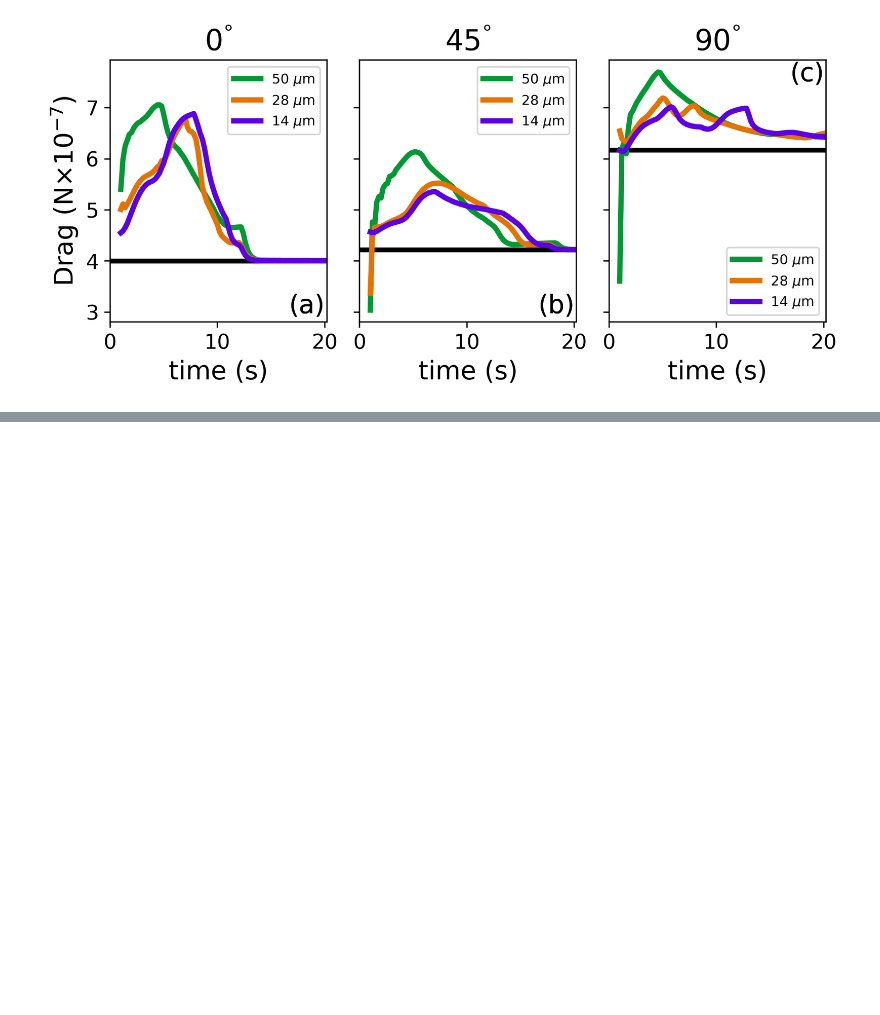
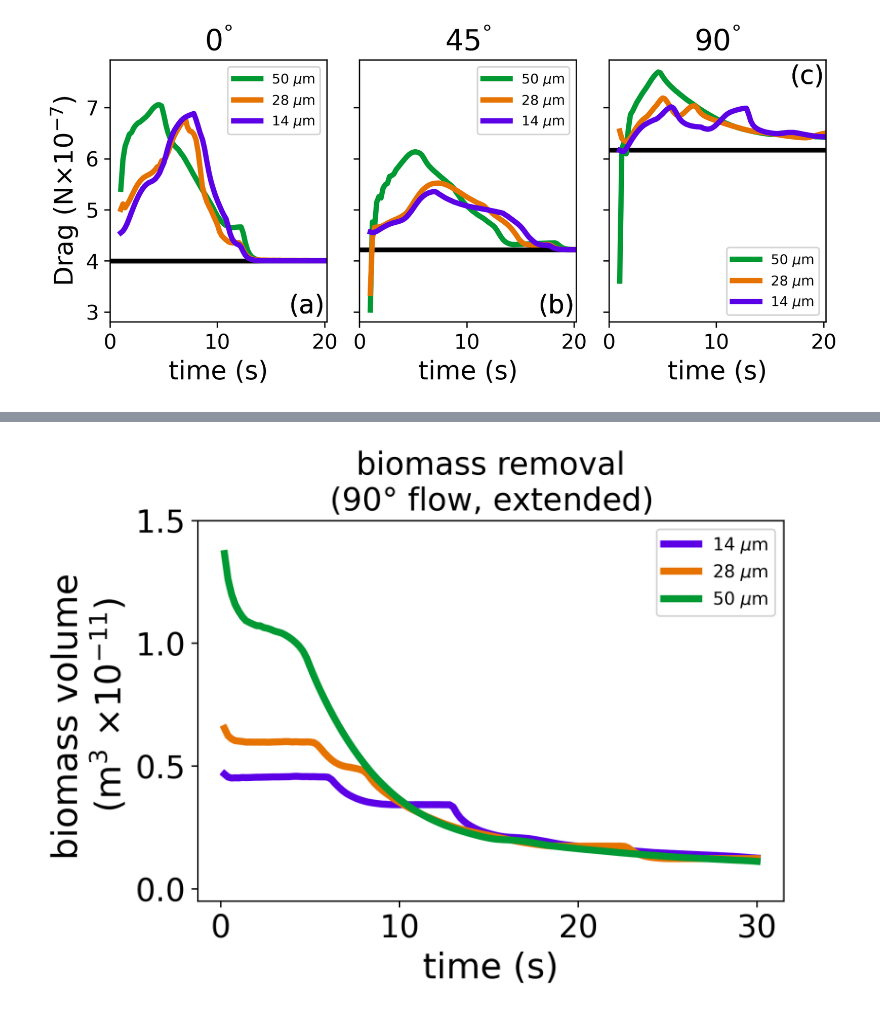
Before and after one commit to patricksinclair/openfoam_utilities, a Jupyter notebook: big_run_analyser.ipynb, the cells around one changed output, grey strips where cells are left out. Saved outputs shown, nothing was run; the diff lists cells and outputs as text; code cells hidden in the pictures; blank space fills up the shorter version.

```diff
--- a/big_run_analyser.ipynb
+++ b/big_run_analyser.ipynb
@@ -261,21 +282,36 @@ for i in range(len(perpendicularFlow_14microns_drag_EXTRA)):
 # %%
 #plot the extended perpendicular flow simulations for alpha
-labelSize=16
-titleSize=14
-fig, ax = plt.subplots(dpi=220)
+#plot the extended perpendicular flow simulations for alpha (normalised)
+labelSize=20
+titleSize=18
+fig, ax = plt.subplots(dpi=320)
 fig.set_size_inches(6,4)
 
-for df, line_label in zip(alphaDataframes_perpendicularFlow_EXTRA[::-1], bf_thickness_labels[::-1]):
-    ax.plot(df['t'], df['alpha.biofilm'], label=line_label, lw=3.2)
+for df, line_label, line_colour in zip(alphaDataframes_perpendicularFlow_EXTRA, bf_thickness_labels, thickness_colours):
+    ax.plot(df['t'], df['alpha.biofilm'], label=line_label, lw=4, c=line_colour)
 
-ax.set_title("$90\degree$", fontsize=titleSize)
-ax.set_ylabel("$\\alpha / \\alpha_\max$", fontsize=labelSize)
+ax.set_title("biomass removal\n($90\degree$ flow, extended)", fontsize=titleSize)
+ax.set_ylabel("biomass volume \n (m$^3$ $\\times 10^{-11}$)", fontsize=labelSize)
 ax.set_xlabel("time (s)", fontsize=labelSize)
-ax.tick_params(axis='both', which='major', labelsize=14)
-ax.set_ylim(0,1.4e-11)
+ax.tick_params(axis='both', which='major', labelsize=18)
+#ax.set_ylim(0,1)
+ax.yaxis.offsetText.set_visible(False) #removes the sci notation factor from the plots (double check it's the correct value in the axis label)
+
+plt.locator_params(axis='y', nbins=6)
+
+
+
+
+#ax.set_title("$90\degree$", fontsize=titleSize)
+#ax.set_xlabel("time (s)", fontsize=labelSize)
+
+ax.set_ylim(-0.05e-11, 1.5e-11)
 plt.legend()
+
 plt.savefig("riblet_plots/alpha_perpendicular_EXTRA.pdf", bbox_inches='tight')
 plt.show()
+# %% [output]
+[figure, added]
 # %%
 #times chosen as features in the plot
 times_of_interest = np.array([9.6, 12., 13.2, 15])
```
Also changed, not shown: parts of 8 cells of this notebook.
